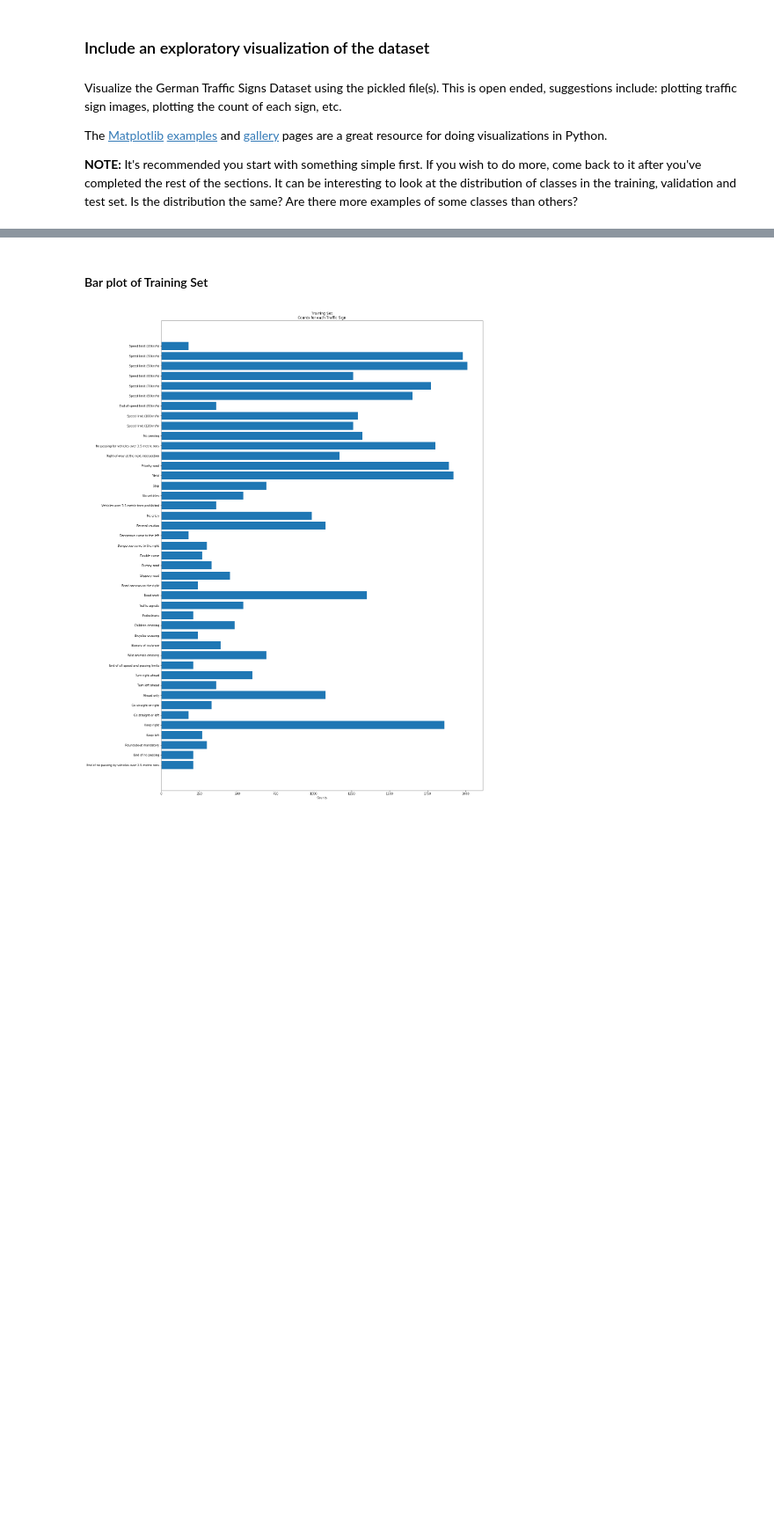
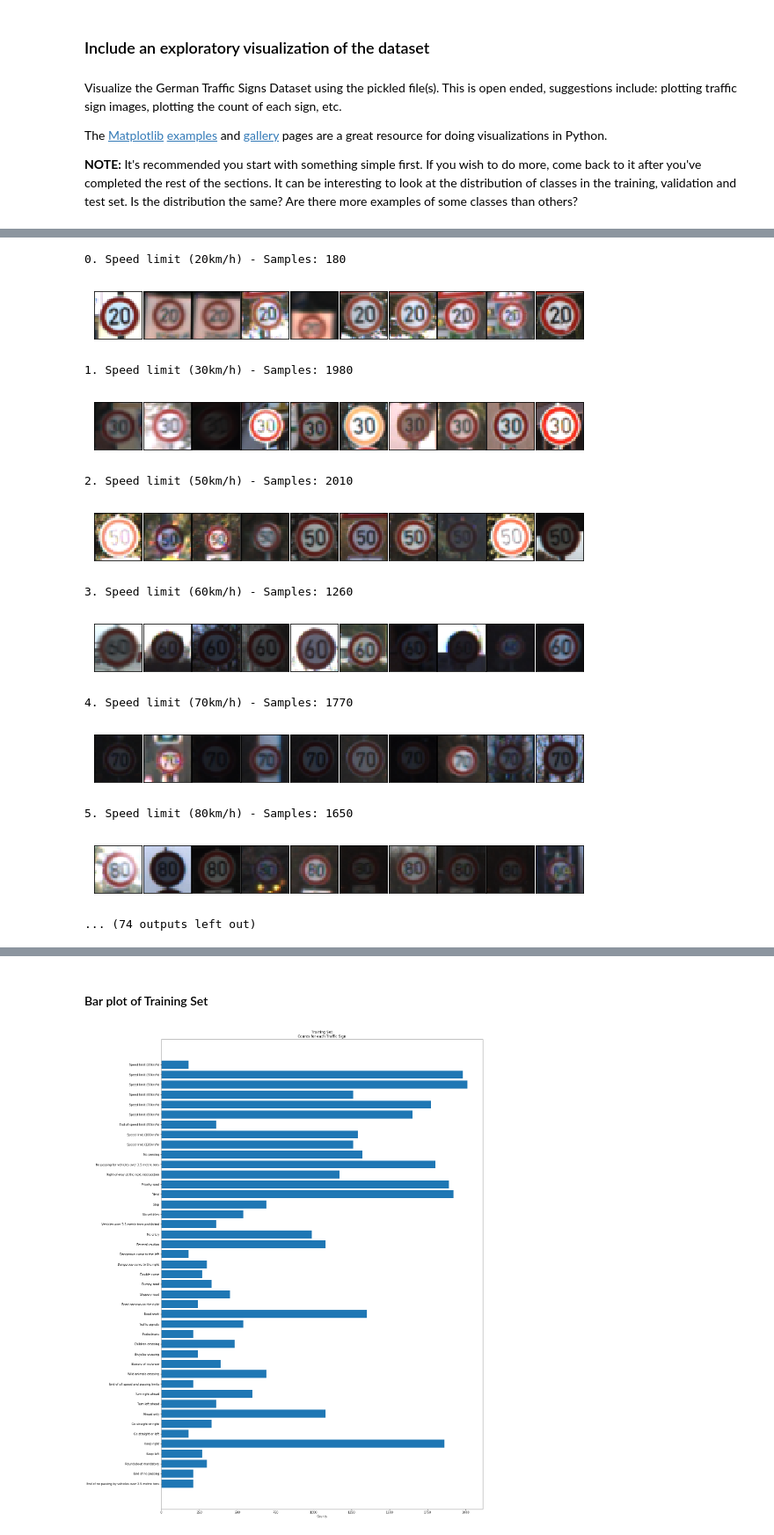
Before and after one commit to itscherylanne/CarND-Traffic-Sign-Classifier-Project, a Jupyter notebook: Traffic_Sign_Classifier.ipynb, the cells around one changed output, grey strips where cells are left out. Shown at 88% size. Saved outputs shown, nothing was run; the diff lists cells and outputs as text; code cells hidden in the pictures; blank space fills up the shorter version.

```diff
--- a/Traffic_Sign_Classifier.ipynb
+++ b/Traffic_Sign_Classifier.ipynb
@@ -129,0 +130,42 @@ plt.show()
+# %%
+### Data exploration visualization code goes here.
+### Feel free to use as many code cells as needed.
+import matplotlib.pyplot as plt
+import pandas as pd
+import random
+import numpy as np
+import cv2
+
+# Visualizations will be shown in the notebook.
+%matplotlib inline
+
+ind = np.arange(n_classes)
+
+hist_train, bins = np.histogram( y_train, n_classes)
+
+samples_per_sign = 10
+for i in range(n_classes):
+    print("{0}. {1} - Samples: {2}".format(i, labels[i], hist_train[i]))
+    sample_indices = np.where(y_train==i)[0]
+    random_samples = random.sample(list(sample_indices), samples_per_sign)
+    fig = plt.figure(figsize = (samples_per_sign, 1))
+    fig.subplots_adjust(hspace = 0, wspace = 0)
+    for i in range(samples_per_sign):
+        image = X_train[random_samples[i]]
+        ax = fig.add_subplot(1,samples_per_sign, i+1, xticks=[], yticks=[])
+        ax.imshow(image.squeeze())
+    plt.show()
+# %% [output]
+0. Speed limit (20km/h) - Samples: 180
+[figure, added]
+1. Speed limit (30km/h) - Samples: 1980
+[figure, added]
+2. Speed limit (50km/h) - Samples: 2010
+[figure, added]
+3. Speed limit (60km/h) - Samples: 1260
+[figure, added]
+4. Speed limit (70km/h) - Samples: 1770
+[figure, added]
+5. Speed limit (80km/h) - Samples: 1650
+[figure, added]
+... (74 outputs left out)
```
Also changed, not shown: parts of 42 cells of this notebook, 28 other files.
